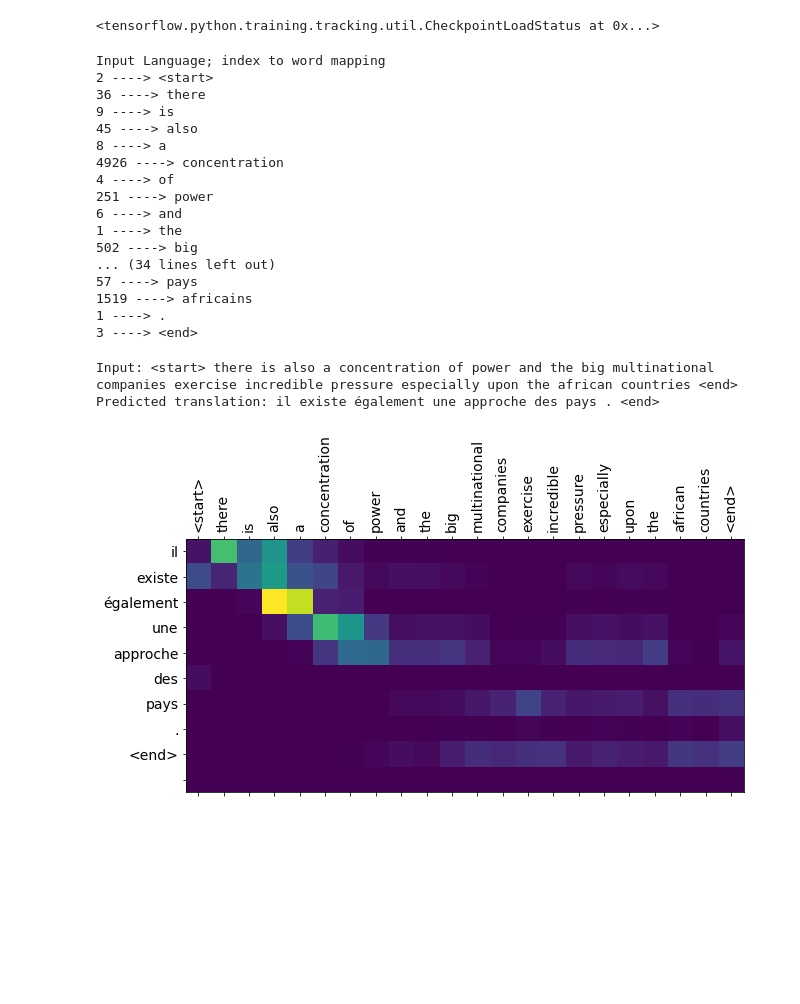
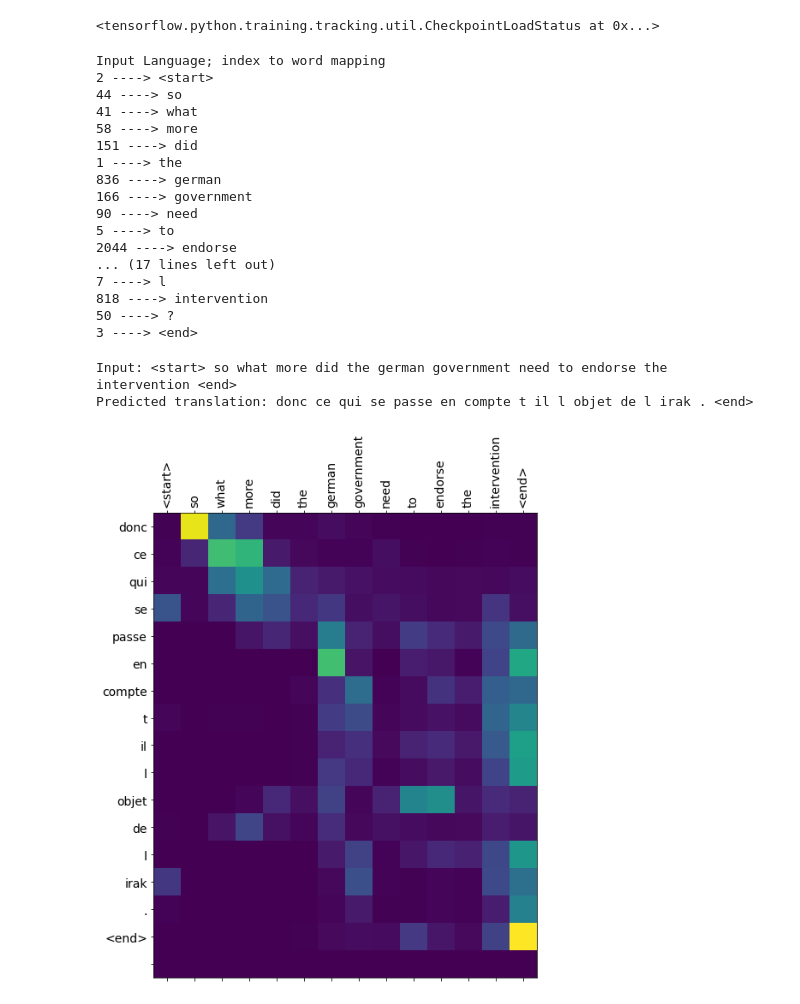
Before and after one commit to harmanpreet93/low-resource-machine-translation, a Jupyter notebook: notebooks/Attention.ipynb, the cells around one changed output. Drawn from its saved outputs; the diff is of its cells as text; code cells hidden in the pictures; blank space fills up the shorter version.

```diff
--- a/notebooks/Attention.ipynb
+++ b/notebooks/Attention.ipynb
@@ -447,7 +450,8 @@ def evaluate(sentence):
 
   sentence = preprocess_sentence(sentence)
 
-  inputs = [inp_lang.word_index[i] for i in sentence.split(' ')]
+  # if input word not in input vocab, output random input word
+  inputs = [inp_lang.word_index[i] if i in inp_lang.word_index else np.random.randint(low=0, high=len(inp_lang.word_index), size=1) for i in sentence.split(' ')]
   inputs = tf.keras.preprocessing.sequence.pad_sequences([inputs],
                                                          maxlen=max_length_inp,
                                                          padding='post')
@@ -513,33 +517,33 @@ checkpoint.restore(tf.train.latest_checkpoint(checkpoint_dir))
 # %%
 # last sentence of validation
 print ("Input Language; index to word mapping")
-convert(inp_lang, input_tensor_val[0])
+convert(inp_lang, input_tensor_val[-1])
 print ()
 print ("Target Language; index to word mapping")
-convert(targ_lang, target_tensor_val[0])
+convert(targ_lang, target_tensor_val[-1])
 # %% [output]
 Input Language; index to word mapping
 2 ----> <start>
-36 ----> there
-9 ----> is
-45 ----> also
-8 ----> a
-4926 ----> concentration
-4 ----> of
-251 ----> power
-6 ----> and
+44 ----> so
+41 ----> what
+58 ----> more
+151 ----> did
 1 ----> the
-502 ----> big
-... (34 lines left out)
-57 ----> pays
-1519 ----> africains
-1 ----> .
+836 ----> german
+166 ----> government
+90 ----> need
+5 ----> to
+2044 ----> endorse
+... (17 lines left out)
+7 ----> l
+818 ----> intervention
+50 ----> ?
 3 ----> <end>
 # %%
 # trying to predict first sentence of validation set
-translate(f"there is also a concentration of power and the big multinational companies exercise incredible pressure especially upon the african countries")
+translate(f"so what more did the german government need to endorse the intervention")
 # %% [output]
-Input: <start> there is also a concentration of power and the big multinational companies exercise incredible pressure especially upon the african countries <end>
-Predicted translation: il existe également une approche des pays . <end>
+Input: <start> so what more did the german government need to endorse the intervention <end>
+Predicted translation: donc ce qui se passe en compte t il l objet de l irak . <end>
-[figure, old version]
+[figure, new version]
 # %%
```
Also changed, not shown: parts of 7 cells of this notebook.
